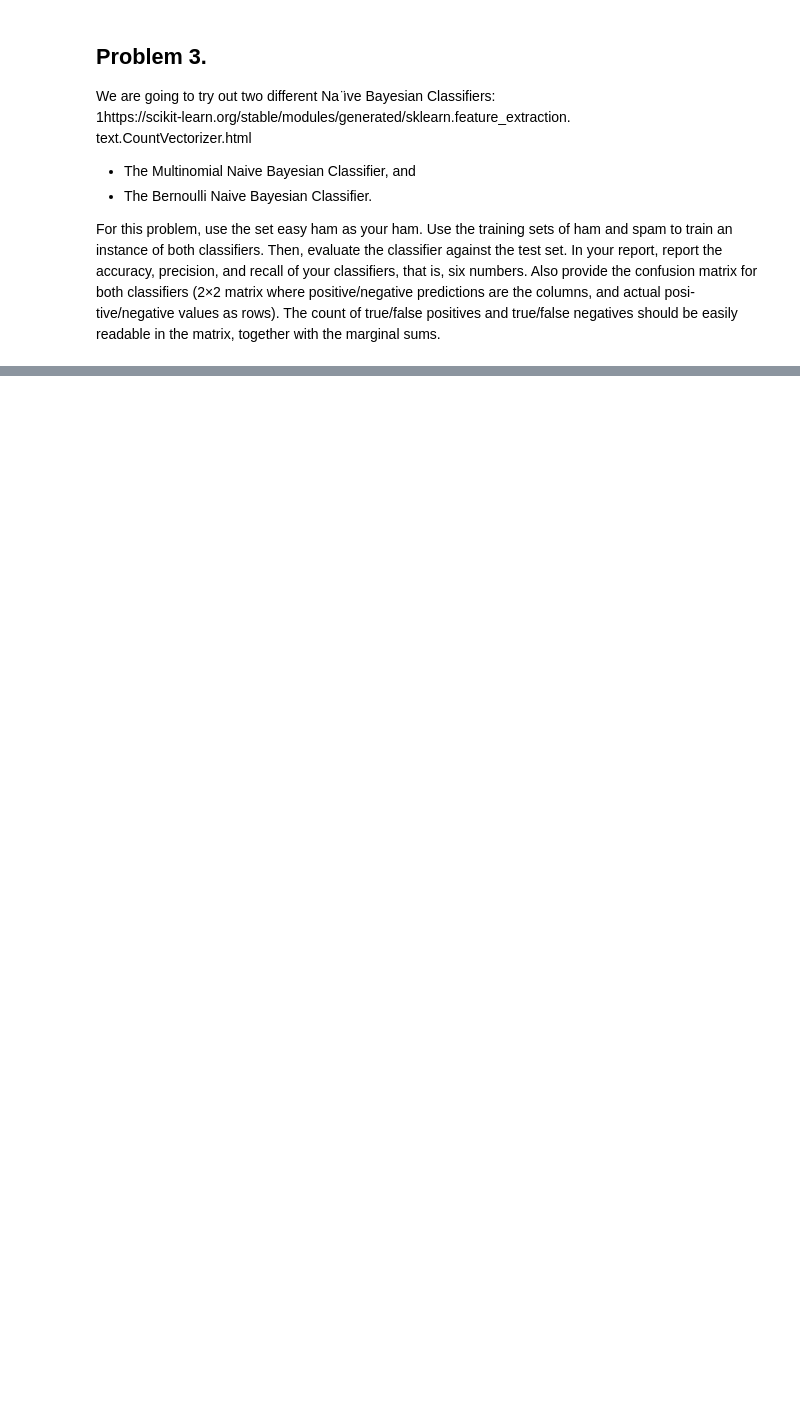
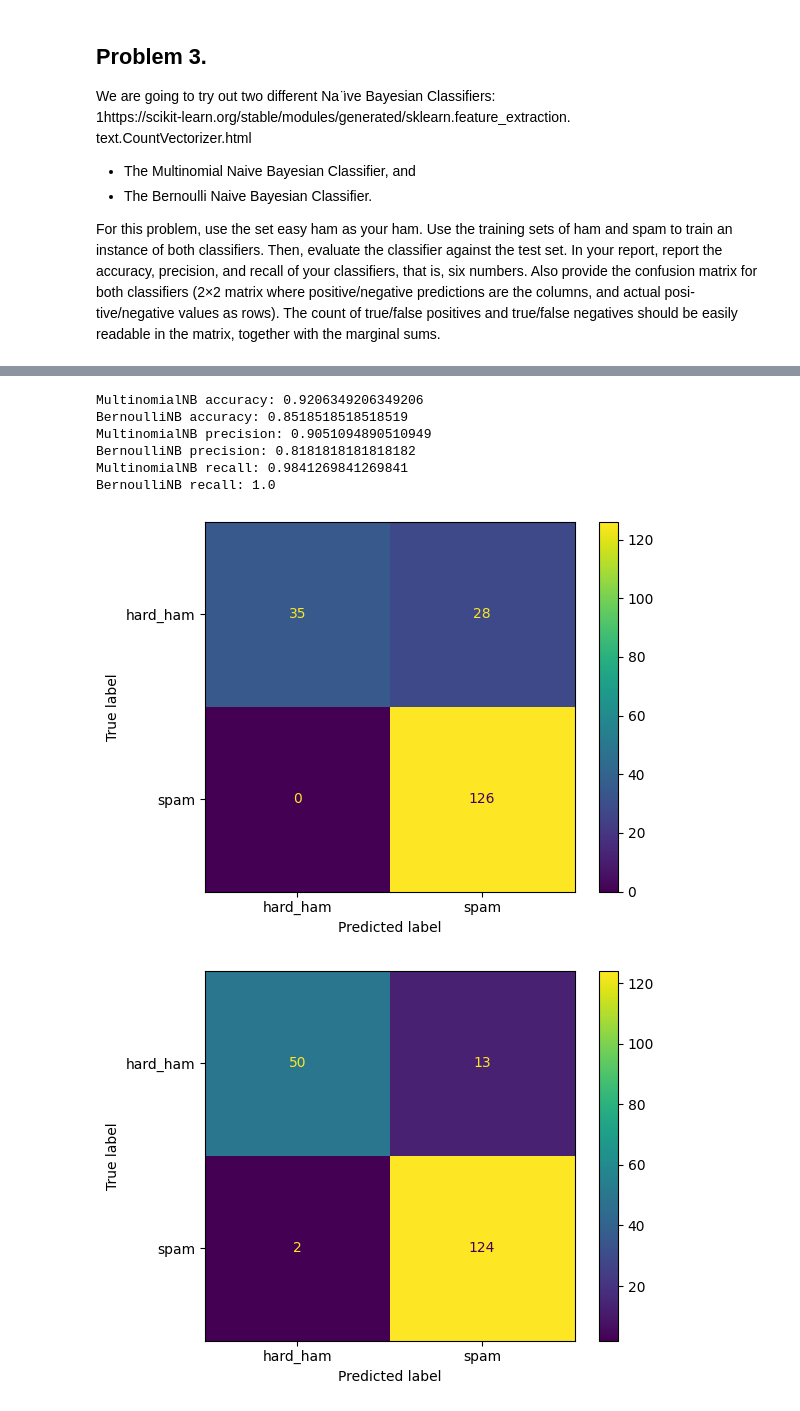
Before and after one commit to willayy/Data-Science-and-AI-DIT407, a Jupyter notebook: Lab 3/lab3.ipynb, the cells around one changed output, grey strips where cells are left out. Cells and saved outputs as stored; diff of their text form; code cells hidden in the pictures; blank space fills up the shorter version.

```diff
--- a/Lab 3/lab3.ipynb
+++ b/Lab 3/lab3.ipynb
@@ -191,0 +197,55 @@ print(f"BernoulliNB spam recall: {spam_recall_bernoulli}")
+# %%
+# Create the training data.
+training_data = np.concatenate((hard_ham_x_train_matrix.toarray(), spam_x_train_matrix.toarray()))
+training_labels = np.concatenate((hard_ham_y_train, spam_y_train))
+
+# Create the test data.
+test_data = np.concatenate((hard_ham_x_test_matrix.toarray(), spam_x_test_matrix.toarray()))
+test_labels = np.concatenate((hard_ham_y_test, spam_y_test))
+
+# Create the classifiers and fit it to the training data.
+multinomial_nb_clf = MultinomialNB()
+multinomial_nb_clf.fit(training_data, training_labels)
+
+bernoulli_nb_clf = BernoulliNB()
+bernoulli_nb_clf.fit(training_data, training_labels)
+
+# Evaluate accuracy on the test data.
+# accuracy answers the question: how often the model is right?
+bernoulli_accuracy_score = bernoulli_nb_clf.score(test_data, test_labels)
+multinomial_accuracy_score = multinomial_nb_clf.score(test_data, test_labels)
+print(f"MultinomialNB accuracy: {multinomial_accuracy_score}")
+print(f"BernoulliNB accuracy: {bernoulli_accuracy_score}")
+
+# Evaluate the precision, figured average = "binary" is fine since this is a two class classification problem.
+# pos_label="spam" is used to specify that spam is the positive class, which is the class we are interested in.
+# precision answers the question: how often the positive predictions are correct?
+bernoulli_precision_score = precision_score(test_labels, bernoulli_nb_clf.predict(test_data), zero_division=0, pos_label="spam")
+multinomial_precision_score = precision_score(test_labels, multinomial_nb_clf.predict(test_data), zero_division=0, pos_label="spam")
+print(f"MultinomialNB precision: {multinomial_precision_score}")
+print(f"BernoulliNB precision: {bernoulli_precision_score}")
+
+# Evaluate the recall .
+# recall answers the question: can an ML model find all instances of the positive class?
+bernoulli_recall_score = recall_score(test_labels, bernoulli_nb_clf.predict(test_data), zero_division=0, pos_label="spam")
+multinomial_recall_score = recall_score(test_labels, multinomial_nb_clf.predict(test_data), zero_division=0, pos_label="spam")
+print(f"MultinomialNB recall: {multinomial_recall_score}")
+print(f"BernoulliNB recall: {bernoulli_recall_score}")
+
+# Create the confusion matrix.
+bernoulli_confusion_matrix = confusion_matrix(test_labels, bernoulli_nb_clf.predict(test_data))
+multinomial_confusion_matrix = confusion_matrix(test_labels, multinomial_nb_clf.predict(test_data))
+dis_bernoulli = ConfusionMatrixDisplay(bernoulli_confusion_matrix, display_labels=bernoulli_nb_clf.classes_)
+disp_multinomial = ConfusionMatrixDisplay(multinomial_confusion_matrix, display_labels=multinomial_nb_clf.classes_)
+dis_bernoulli.plot()
+disp_multinomial.plot()
+plt.show()
+# %% [output]
+MultinomialNB accuracy: 0.9206349206349206
+BernoulliNB accuracy: 0.8518518518518519
+MultinomialNB precision: 0.9051094890510949
+BernoulliNB precision: 0.8181818181818182
+MultinomialNB recall: 0.9841269841269841
+BernoulliNB recall: 1.0
+[figure, added]
+[figure, added]
```
Also changed, not shown: parts of 4 cells of this notebook.
